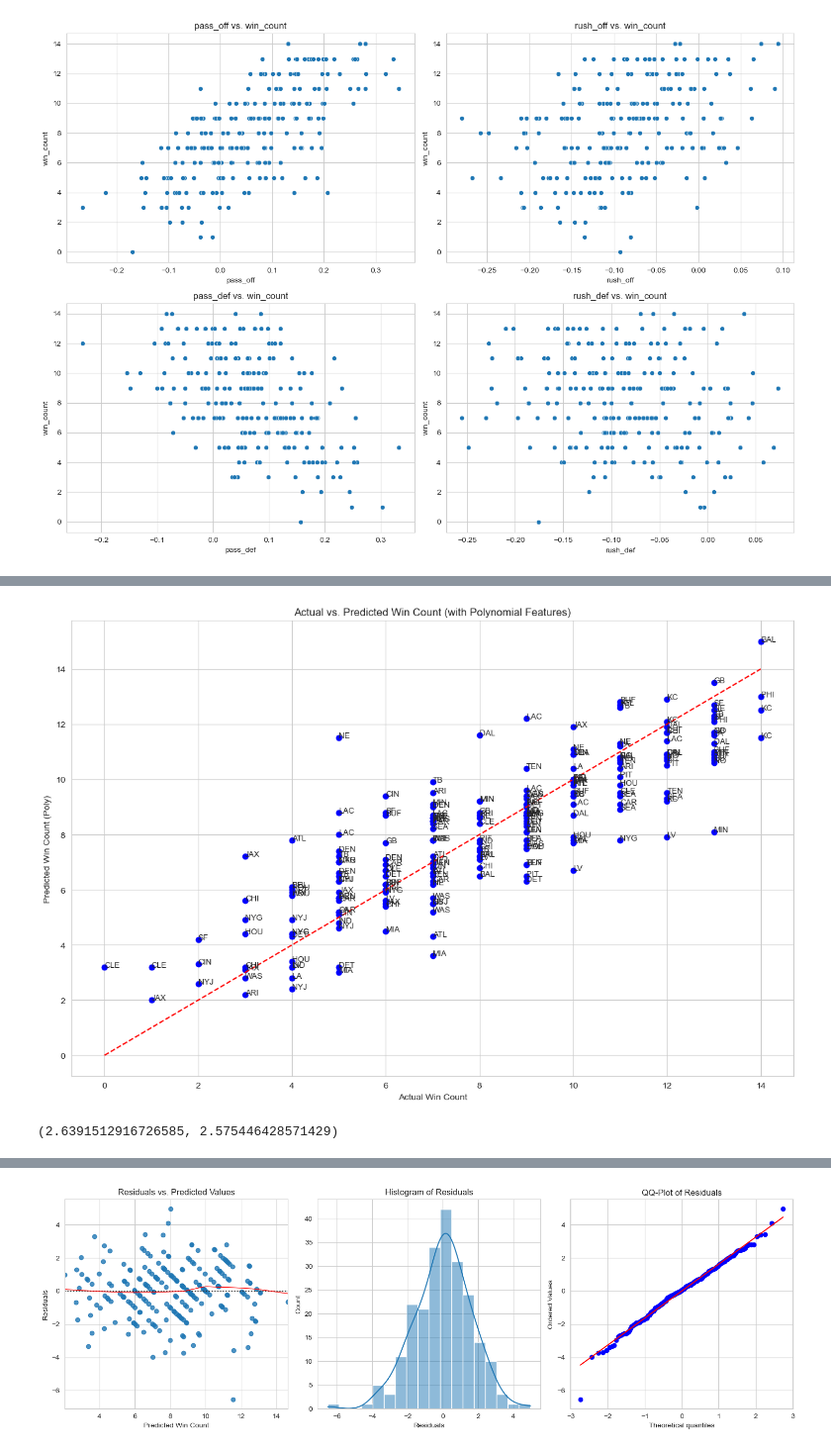
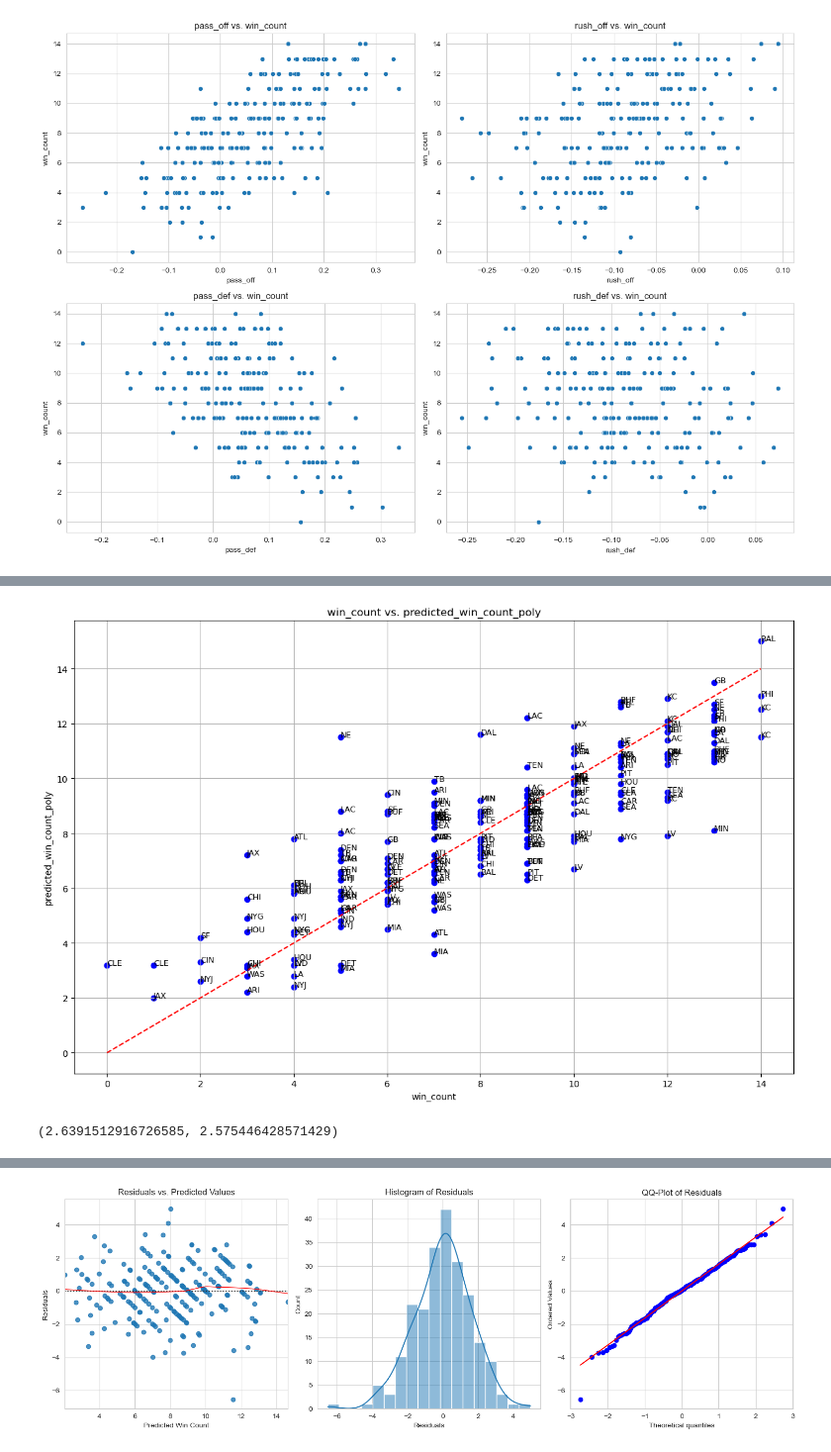
Before and after one commit to gbellamy512/projects, a Jupyter notebook: epa_eda.ipynb, the cells around one changed output, grey strips where cells are left out. Shown at 99% size. Drawn from its saved outputs; the diff is of its cells as text; code cells hidden in the pictures.

```diff
--- a/epa_eda.ipynb
+++ b/epa_eda.ipynb
@@ -412,48 +277,23 @@ Here are some potential ways to address this:
-# %%
-from sklearn.preprocessing import PolynomialFeatures
-
-# 1. Extracting predictors and target
-X = df[['pass_off', 'rush_off', 'pass_def', 'rush_def']]
-y = df['win_count'].values
-
-# 2. Original Linear Regression
-model_original = LinearRegression()
-model_original.fit(X, y)
-df['predicted_win_count'] = model_original.predict(X)
-
-# 3. Polynomial Features
-poly = PolynomialFeatures(degree=2, include_bias=False)
-X_poly = poly.fit_transform(X)
-
-# 4. Polynomial Regression Model
-model_poly = LinearRegression()
-model_poly.fit(X_poly, y)
-
-# 5. Predict using Polynomial Regression
-df['predicted_win_count_poly'] = model_poly.predict(X_poly)
-df['predicted_win_count_poly'] = round(df['predicted_win_count_poly'], 1)
-df['residuals_poly'] = df['win_count'] - df['predicted_win_count_poly']
-
-# 6. Plotting results
-plt.figure(figsize=(12, 8))
-plt.scatter(df['win_count'], df['predicted_win_count_poly'], color='blue')
-for idx, row in df.iterrows():
-    plt.annotate(row['team'], (row['win_count'], row['predicted_win_count_poly']), fontsize=9)
-plt.plot([df['win_count'].min(), df['win_count'].max()],
-        [df['win_count'].min(), df['win_count'].max()],
-        color='red', linestyle='--')
-plt.title('Actual vs. Predicted Win Count (with Polynomial Features)')
-plt.xlabel('Actual Win Count')
-plt.ylabel('Predicted Win Count (Poly)')
-plt.grid(True)
-plt.tight_layout()
-plt.show()
-
-# 7. MSE Calculation
-mse_original = mean_squared_error(df['win_count'], df['predicted_win_count'])
-mse_poly = mean_squared_error(df['win_count'], df['predicted_win_count_poly'])
-
-mse_original, mse_poly
-# %% [output]
-[figure, removed]
-(2.6391512916726585, 2.575446428571429)
+# %%
+from sklearn.preprocessing import PolynomialFeatures
+
+poly = PolynomialFeatures(degree=2, include_bias=False)
+X_poly = poly.fit_transform(X)
+
+model_poly = LinearRegression()
+model_poly.fit(X_poly, y)
+
+df['predicted_win_count_poly'] = model_poly.predict(X_poly)
+df['predicted_win_count_poly'] = round(df['predicted_win_count_poly'], 1)
+df['residuals_poly'] = df['win_count'] - df['predicted_win_count_poly']
+
+chart_preds(df.copy(), x='win_count', y='predicted_win_count_poly')
+# %% [output]
+[figure, added]
+# %%
+mse_original = mean_squared_error(df['win_count'], df['predicted_win_count'])
+mse_poly = mean_squared_error(df['win_count'], df['predicted_win_count_poly'])
+
+mse_original, mse_poly
+# %% [output]
+(2.6391512916726585, 2.575446428571429)
```
Also changed, not shown: parts of 20 cells of this notebook.
